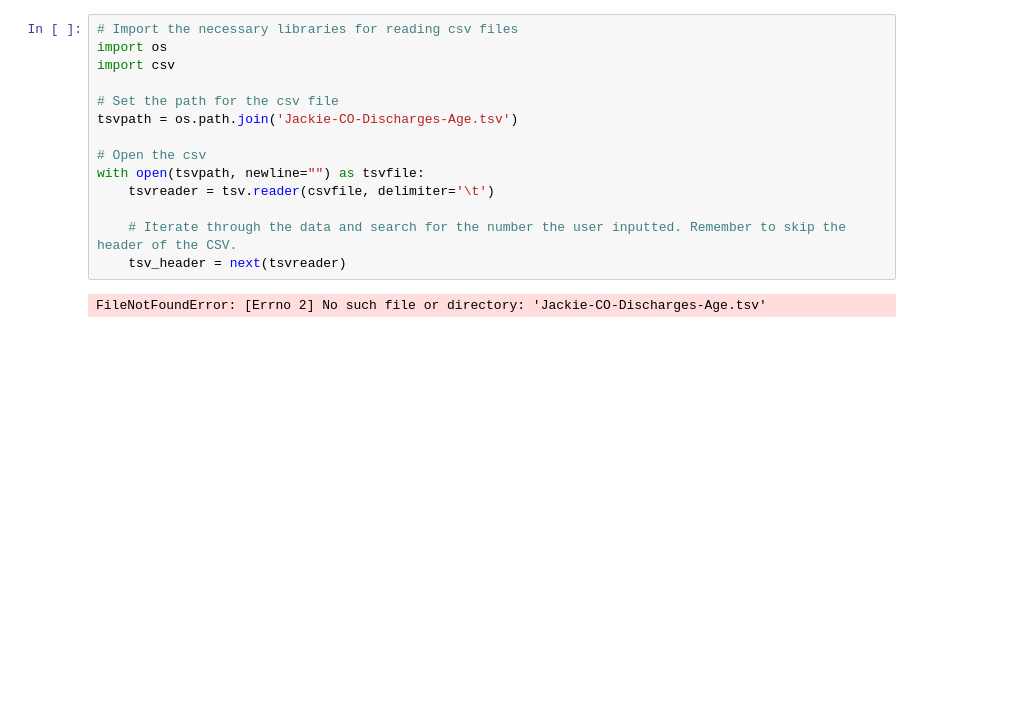
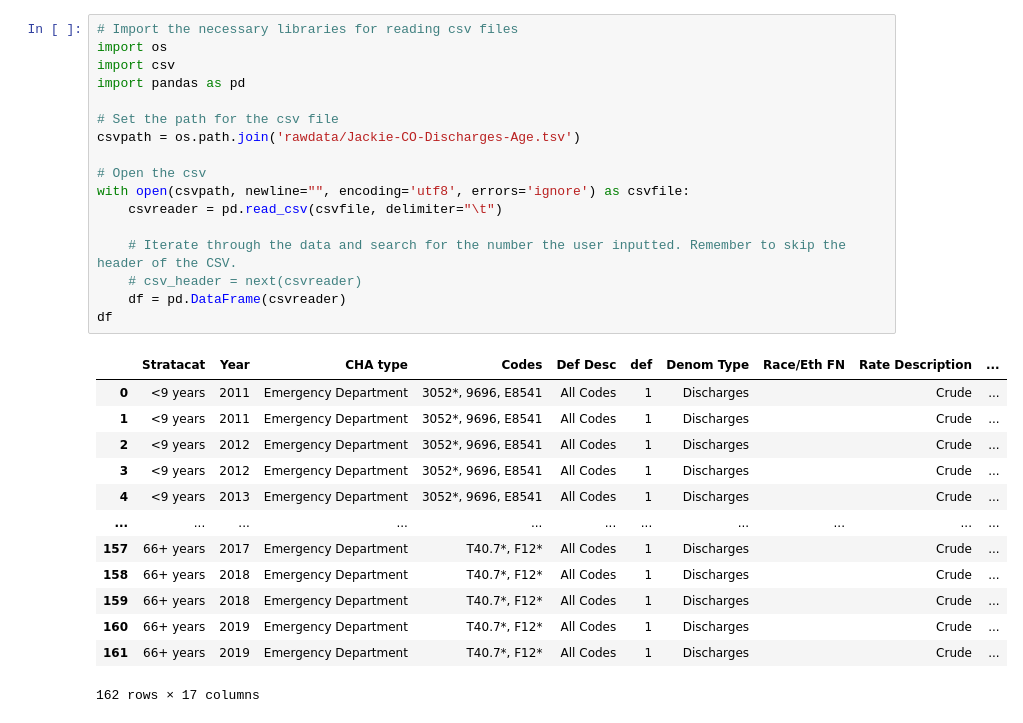
Before and after one commit to jtmcginley123/project-one, a Jupyter notebook: data/jackie_cleaning.ipynb, the cells around one changed output. Drawn from its saved outputs; the diff is of its cells as text; blank space fills up the shorter version.

```diff
--- a/data/jackie_cleaning.ipynb
+++ b/data/jackie_cleaning.ipynb
@@ -1,16 +1,31 @@
 # %%
 # Import the necessary libraries for reading csv files
 import os
 import csv
+import pandas as pd
 
 # Set the path for the csv file
-tsvpath = os.path.join('Jackie-CO-Discharges-Age.tsv')
+csvpath = os.path.join('rawdata/Jackie-CO-Discharges-Age.tsv')
 
 # Open the csv
-with open(tsvpath, newline="") as tsvfile:
-    tsvreader = tsv.reader(csvfile, delimiter='\t')
+with open(csvpath, newline="", encoding='utf8', errors='ignore') as csvfile:
+    csvreader = pd.read_csv(csvfile, delimiter="\t")
 
     # Iterate through the data and search for the number the user inputted. Remember to skip the header of the CSV.
-    tsv_header = next(tsvreader)
+    # csv_header = next(csvreader)
+    df = pd.DataFrame(csvreader)
+df
 # %% [output]
+|  | Stratacat | Year | CHA type | Codes | Def Desc | def | Denom Type | Race/Eth FN | Rate Description | ... |
+| 0 | <9 years | 2011 | Emergency Department | 3052*, 9696, E8541 | All Codes | 1 | Discharges |  | Crude | ... |
+| 1 | <9 years | 2011 | Emergency Department | 3052*, 9696, E8541 | All Codes | 1 | Discharges |  | Crude | ... |
+| 2 | <9 years | 2012 | Emergency Department | 3052*, 9696, E8541 | All Codes | 1 | Discharges |  | Crude | ... |
+| 3 | <9 years | 2012 | Emergency Department | 3052*, 9696, E8541 | All Codes | 1 | Discharges |  | Crude | ... |
+| 4 | <9 years | 2013 | Emergency Department | 3052*, 9696, E8541 | All Codes | 1 | Discharges |  | Crude | ... |
+| ... | ... | ... | ... | ... | ... | ... | ... | ... | ... | ... |
+| 157 | 66+ years | 2017 | Emergency Department | T40.7*, F12* | All Codes | 1 | Discharges |  | Crude | ... |
+| 158 | 66+ years | 2018 | Emergency Department | T40.7*, F12* | All Codes | 1 | Discharges |  | Crude | ... |
+| 159 | 66+ years | 2018 | Emergency Department | T40.7*, F12* | All Codes | 1 | Discharges |  | Crude | ... |
+| 160 | 66+ years | 2019 | Emergency Department | T40.7*, F12* | All Codes | 1 | Discharges |  | Crude | ... |
+| 161 | 66+ years | 2019 | Emergency Department | T40.7*, F12* | All Codes | 1 | Discharges |  | Crude | ... |
-FileNotFoundError: [Errno 2] No such file or directory: 'Jackie-CO-Discharges-Age.tsv'
+162 rows × 17 columns
```
Also changed, not shown: parts of 5 cells of this notebook, 7 other files.
